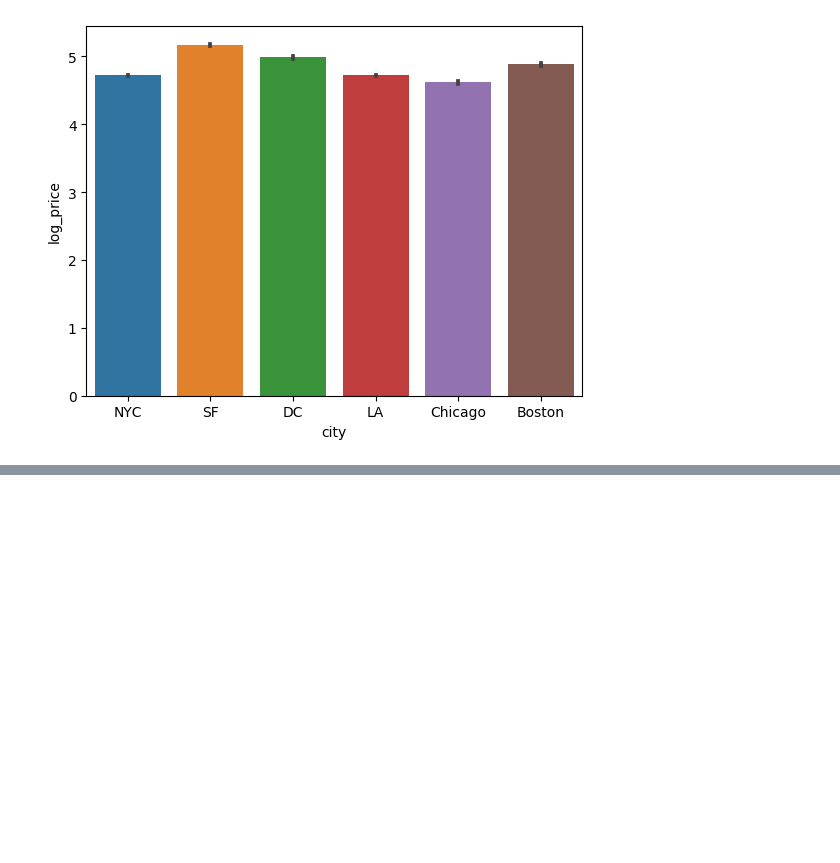
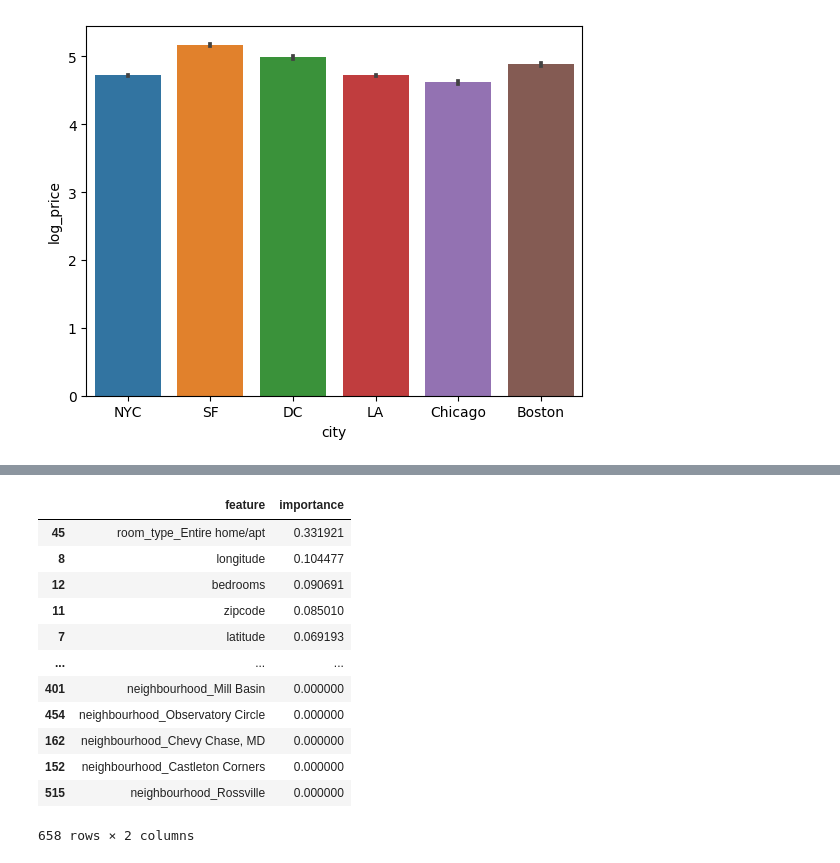
Before and after one commit to Suraj520/data-science, a Jupyter notebook: 03-case-studies/04-predicting-airbnb-prices/notebook.ipynb, the cells around one changed output, grey strips where cells are left out. Cells and saved outputs as stored; diff of their text form; code cells hidden in the pictures; blank space fills up the shorter version.

Commit message:
Model selection, Model tuning and Model Interpretation

```diff
--- a/03-case-studies/04-predicting-airbnb-prices/notebook.ipynb
+++ b/03-case-studies/04-predicting-airbnb-prices/notebook.ipynb
@@ -371,0 +409,9 @@ plt.show()
+# %%
+# Train and evaluate each model
+for name, model in models:
+    pipeline = Pipeline(steps=[('model', model)])
+    pipeline.fit(X_train, y_train)
+    y_pred = pipeline.predict(X_test)
+    mse = mean_squared_error(y_test, y_pred)
+    mae = mean_absolute_error(y_test, y_pred)
+    print(f'{name}: MSE = {mse:.2f}, MAE = {mae:.2f}')
@@ -371,0 +443,16 @@ plt.show()
+# %%
+# Create a list of tuples containing each model and its respective hyperparameters
+models = [(lr, lr_params), (dt, dt_params), (rf, rf_params), (nn, nn_params)]
+# %%
+# Train and evaluate each model with cross-validation
+for model, params in models:
+    grid = GridSearchCV(model, params, cv=5)
+    grid.fit(X_train, y_train)
+    y_pred = grid.predict(X_test)
+    mse = mean_squared_error(y_test, y_pred)
+    mae = mean_absolute_error(y_test, y_pred)
+    print(f"Model: {type(model).__name__}")
+    print(f"Best parameters: {grid.best_params_}")
+    print(f"MSE: {mse:.4f}")
+    print(f"MAE: {mae:.4f}")
+    print('-' * 30)
@@ -371,0 +481,30 @@ plt.show()
+# %%
+# Training the model
+rf = RandomForestRegressor(n_estimators=100, random_state=42)
+rf.fit(X, y)
+
+# Getting feature importances
+importances = rf.feature_importances_
+
+# Creating a dataframe of feature importances
+feature_importances = pd.DataFrame({'feature': X_train.columns, 'importance': importances})
+
+# Sorting the features by importance
+feature_importances = feature_importances.sort_values('importance', ascending=False)
+# %%
+# Printing the feature importances
+feature_importances
+# %% [output]
+|  | feature | importance |
+| 45 | room_type_Entire home/apt | 0.331921 |
+| 8 | longitude | 0.104477 |
+| 12 | bedrooms | 0.090691 |
+| 11 | zipcode | 0.085010 |
+| 7 | latitude | 0.069193 |
+| ... | ... | ... |
+| 401 | neighbourhood_Mill Basin | 0.000000 |
+| 454 | neighbourhood_Observatory Circle | 0.000000 |
+| 162 | neighbourhood_Chevy Chase, MD | 0.000000 |
+| 152 | neighbourhood_Castleton Corners | 0.000000 |
+| 515 | neighbourhood_Rossville | 0.000000 |
+658 rows × 2 columns
```
Also changed, not shown: parts of 10 cells of this notebook.
